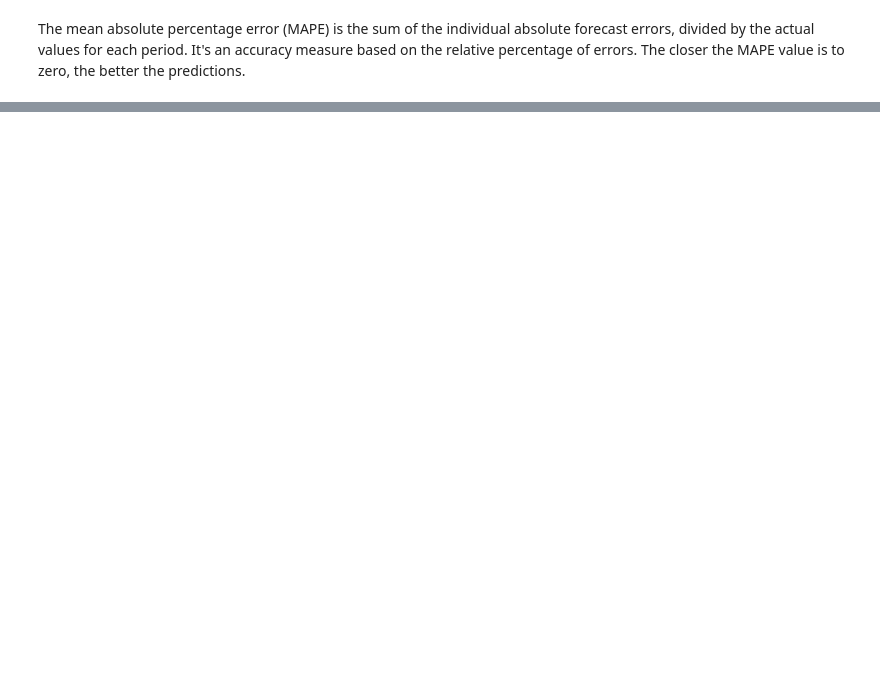
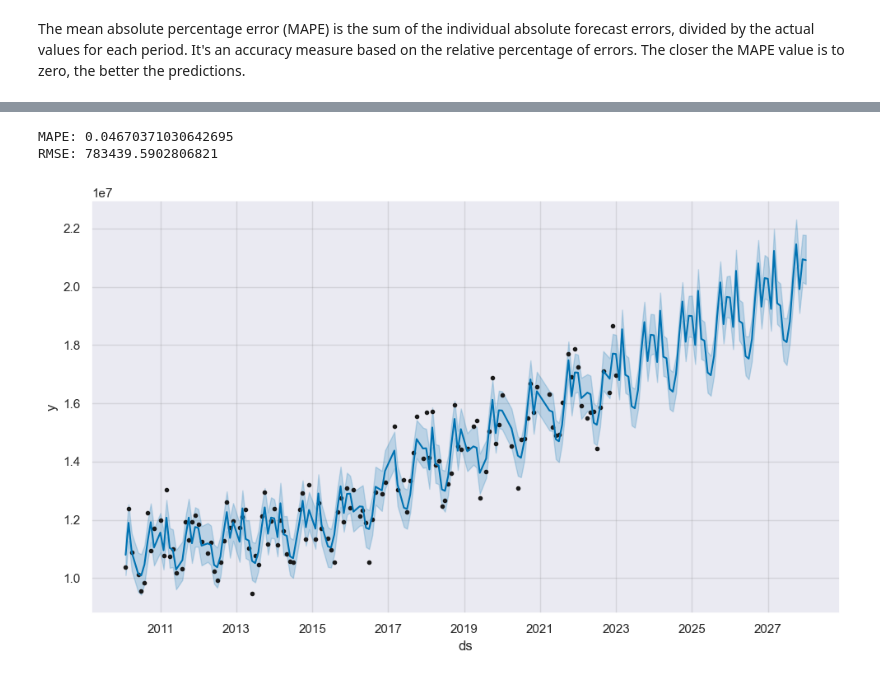
Before and after one commit to MikasSim/final_project, a Jupyter notebook: nb_eda/eda.ipynb, the cells around one changed output, grey strips where cells are left out. Saved outputs shown, nothing was run; the diff lists cells and outputs as text; code cells hidden in the pictures; blank space fills up the shorter version.

```diff
--- a/nb_eda/eda.ipynb
+++ b/nb_eda/eda.ipynb
@@ -240,0 +222,8 @@ def evaluate_model(model):
+# %%
+anomalies = get_anomaly_ds(pred)
+# %%
+def remove_anomalies(df, predictions):
+    anomaly_list = predictions[predictions['anomaly'] != 0]['ds']
+    return df[~df['ds'].isin(anomaly_list)]
+# %%
+dfc = remove_anomalies(df, anomalies)
@@ -240,0 +249,6 @@ def evaluate_model(model):
+# %%
+pred2, model2 = fit_predict_model(
+    dfc,
+    changepoint_prior_scale=0.1,
+    seasonality_prior_scale=0.01,
+    changepoint_range=0.95)
@@ -240,0 +258,9 @@ def evaluate_model(model):
+# %%
+evaluate_model(model2)
+# %% [output]
+MAPE: 0.04670371030642695
+RMSE: 783439.5902806821
+# %%
+a = model2.plot(pred2)
+# %% [output]
+[figure, added]
```
Also changed, not shown: parts of 25 cells of this notebook, 2 other files.
